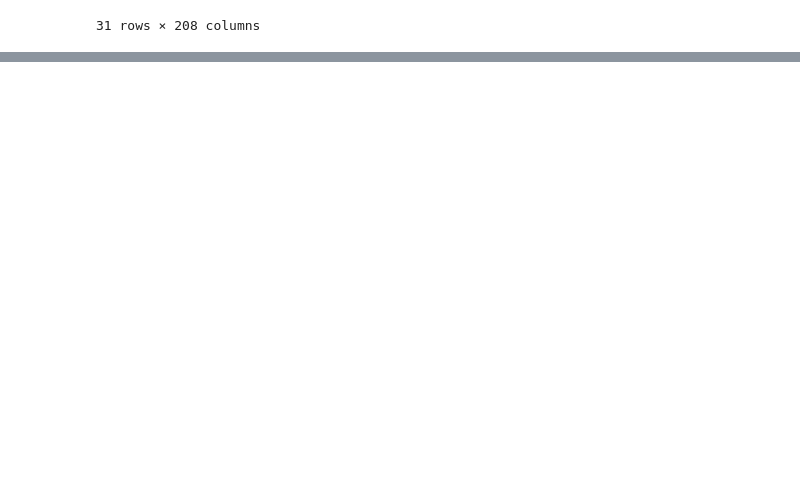
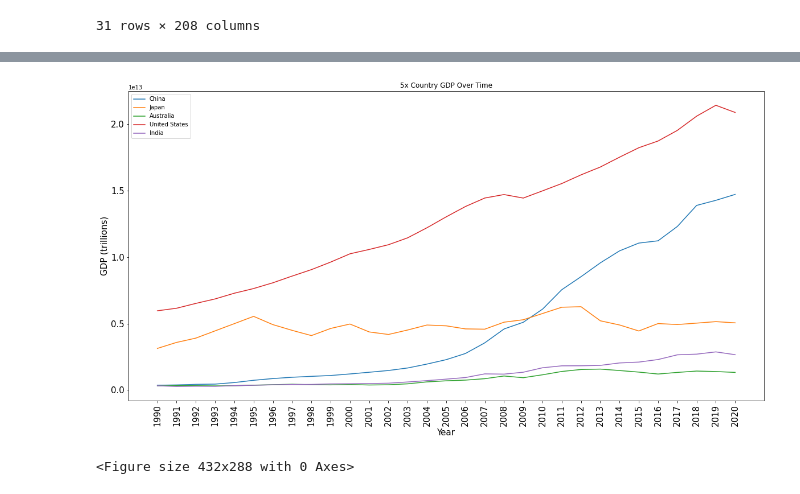
Before and after one commit to douglas-robertson/Project1, a Jupyter notebook: Data Files/Individual Country GDP vs. Emissions .ipynb, the cells around one changed output, grey strips where cells are left out. Saved outputs shown, nothing was run; the diff lists cells and outputs as text; code cells hidden in the pictures; blank space fills up the shorter version.

```diff
--- a/Data Files/Individual Country GDP vs. Emissions .ipynb
+++ b/Data Files/Individual Country GDP vs. Emissions .ipynb
@@ -80,0 +118,21 @@ KeyError: 'Year'
+# %%
+plt.figure(figsize=(20,10))
+plt.plot(clean_gdp_t["China"], label= "China")
+plt.plot(clean_gdp_t["Japan"], label= "Japan")
+plt.plot(clean_gdp_t["Australia"], label= "Australia")
+plt.plot(clean_gdp_t["United States"], label= "United States")
+plt.plot(clean_gdp_t["India"], label= "India")
+
+
+plt.title("5x Country GDP Over Time")
+plt.legend()
+plt.xticks(rotation=90)
+plt.tick_params(axis='x', which='major', labelsize=15)
+plt.tick_params(axis='y', which='major', labelsize=15)
+plt.xlabel("Year" , fontsize=15)
+plt.ylabel("GDP (trillions)", fontsize=15)
+gdp_plot = plt.show()
+plt.savefig('5 Country GDP Snapshot.png')
+# %% [output]
+[figure, added]
+<Figure size 432x288 with 0 Axes>
```
Also changed, not shown: parts of 8 cells of this notebook, 8 other files.
